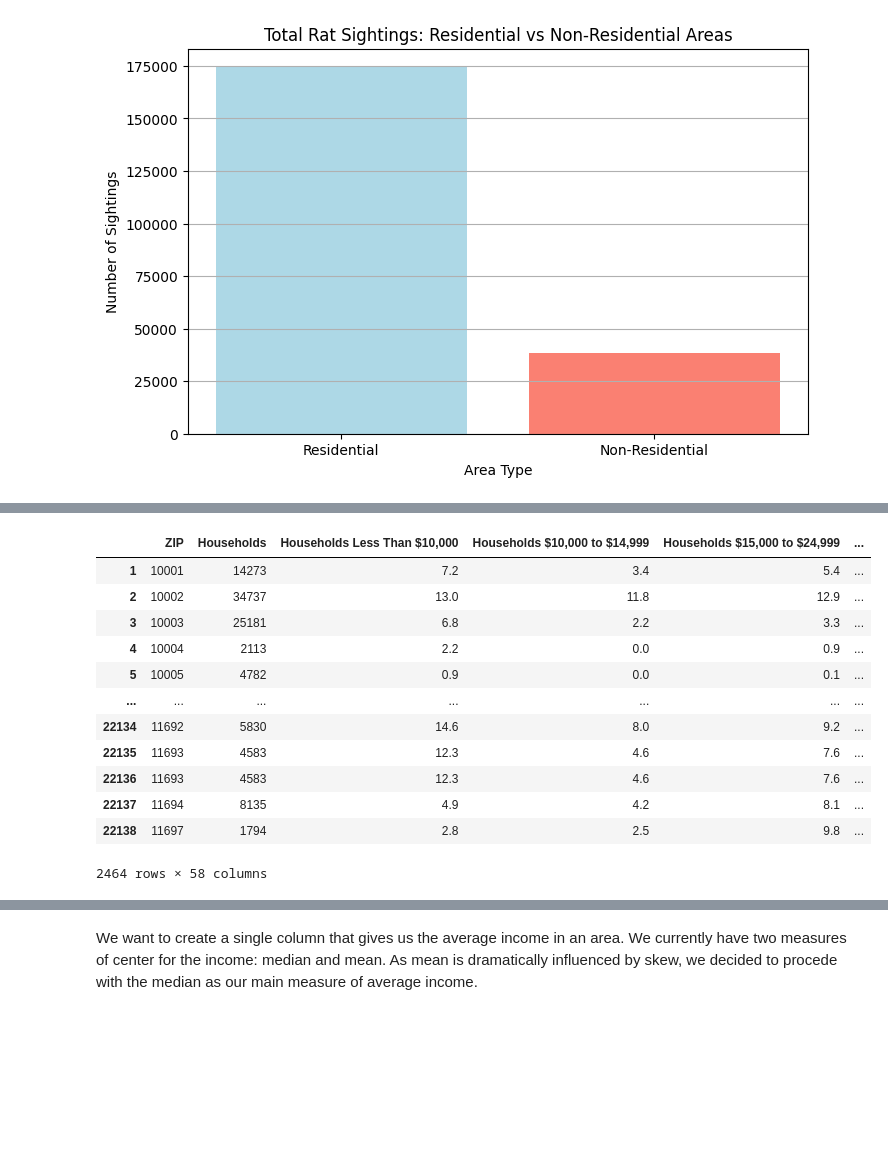
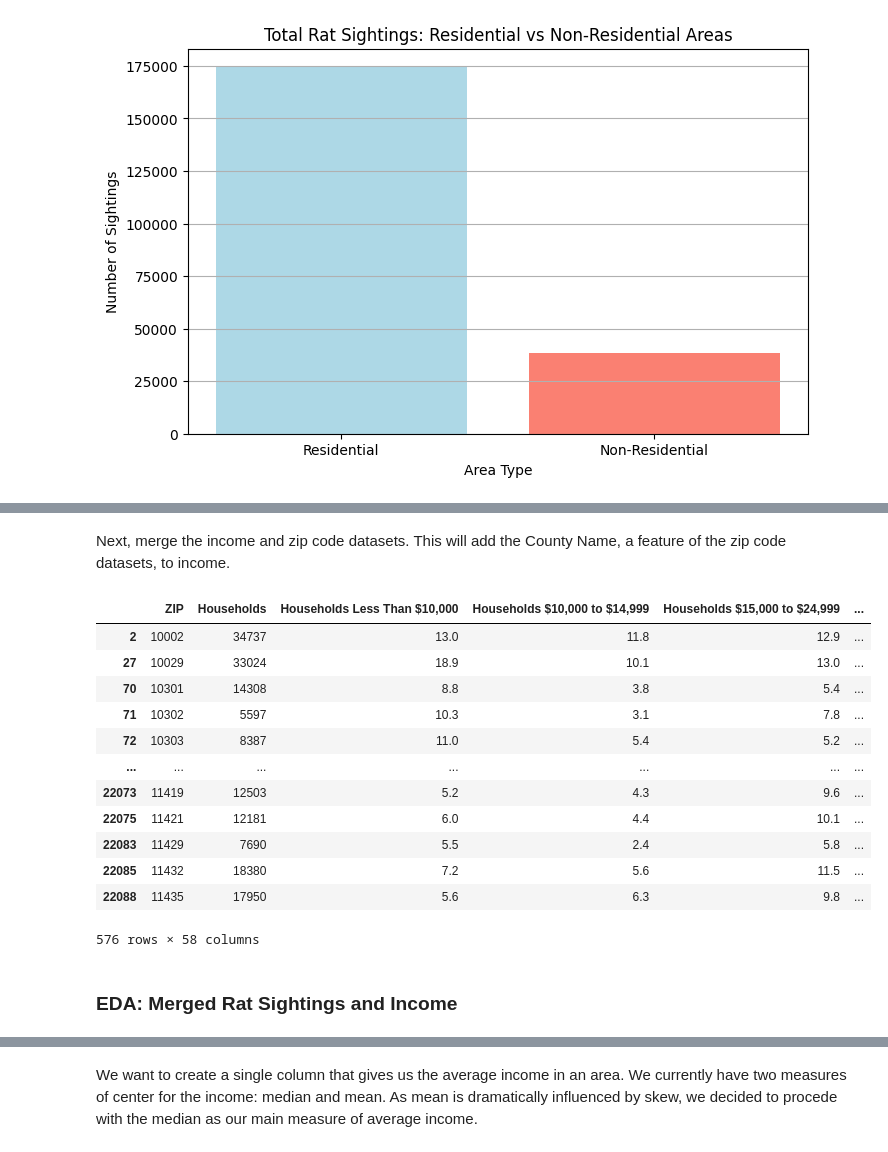
Before and after one commit to trishaa4144/cmsc320-final, a Jupyter notebook: CMSC320_Final.ipynb, the cells around one changed output, grey strips where cells are left out. Saved outputs shown, nothing was run; the diff lists cells and outputs as text; code cells hidden in the pictures; blank space fills up the shorter version.

```diff
--- a/CMSC320_Final.ipynb
+++ b/CMSC320_Final.ipynb
@@ -582,35 +520,45 @@ zipcode_borough
+# %% [markdown]
+Next, merge the income and zip code datasets. This will add the County Name, a feature of the zip code datasets, to income.
 # %%
-#Merging income_df and zipcode_borough
+# Merge income_df and zipcode_borough
 merged_df = income_df.merge(zipcode_borough, left_on="ZIP", right_on="ZIP Code")
 
-#Filtering to only the 5 boroughs of NYC
+# Filter to only include the 5 boroughs of NYC
 merged_df = merged_df[(merged_df["County Name"] == "Bronx") | (merged_df["County Name"] == "Queens") | (merged_df["County Name"] == "New York") | (merged_df["County Name"] == "Kings") | (merged_df["County Name"] == "Richmond")]
 
-#Dropping ZIP Code cause we don't need it (redundant column)
+# Drop ZIP Code since it is a redundant column
 merged_df.drop("ZIP Code", axis=1, inplace=True)
 
-#Fixing year to make it an int
+# Convert year to int data type
 merged_df["Year"] = merged_df["Year"].astype(int)
 
-#Fixing households to make them ints
+# Fixing households to make them ints
 merged_df["Households"] = merged_df["Households"].astype(int)
 
-#No more NA values!!!
-merged_df.dropna()
+# Imputation on the Married-Couple Families Mean Income (Dollars) feature for Staten Island/Richmond
+merged_df.loc[merged_df['County Name'] == 'Richmond', 'Married-Couple Families Mean Income (Dollars)'] = \
+    merged_df.loc[merged_df['County Name'] == 'Richmond', 'Married-Couple Families Median Income (Dollars)'] * \
+    (merged_df.loc[merged_df['County Name'] == 'Richmond', 'Households Mean Income (Dollars)'] / \
+     merged_df.loc[merged_df['County Name'] == 'Richmond', 'Households Median Income (Dollars)'])
+
+# Drop remaining NA values from the merged dataset
+merged_df.dropna(inplace=True)
 merged_df
 # %% [output]
 |  | ZIP | Households | Households Less Than $10,000 | Households $10,000 to $14,999 | Households $15,000 to $24,999 | ... |
-| 1 | 10001 | 14273 | 7.2 | 3.4 | 5.4 | ... |
 | 2 | 10002 | 34737 | 13.0 | 11.8 | 12.9 | ... |
-| 3 | 10003 | 25181 | 6.8 | 2.2 | 3.3 | ... |
-| 4 | 10004 | 2113 | 2.2 | 0.0 | 0.9 | ... |
-| 5 | 10005 | 4782 | 0.9 | 0.0 | 0.1 | ... |
+| 27 | 10029 | 33024 | 18.9 | 10.1 | 13.0 | ... |
+| 70 | 10301 | 14308 | 8.8 | 3.8 | 5.4 | ... |
+| 71 | 10302 | 5597 | 10.3 | 3.1 | 7.8 | ... |
+| 72 | 10303 | 8387 | 11.0 | 5.4 | 5.2 | ... |
 | ... | ... | ... | ... | ... | ... | ... |
-| 22134 | 11692 | 5830 | 14.6 | 8.0 | 9.2 | ... |
-| 22135 | 11693 | 4583 | 12.3 | 4.6 | 7.6 | ... |
-| 22136 | 11693 | 4583 | 12.3 | 4.6 | 7.6 | ... |
-| 22137 | 11694 | 8135 | 4.9 | 4.2 | 8.1 | ... |
-| 22138 | 11697 | 1794 | 2.8 | 2.5 | 9.8 | ... |
+| 22073 | 11419 | 12503 | 5.2 | 4.3 | 9.6 | ... |
+| 22075 | 11421 | 12181 | 6.0 | 4.4 | 10.1 | ... |
+| 22083 | 11429 | 7690 | 5.5 | 2.4 | 5.8 | ... |
+| 22085 | 11432 | 18380 | 7.2 | 5.6 | 11.5 | ... |
+| 22088 | 11435 | 17950 | 5.6 | 6.3 | 9.8 | ... |
-2464 rows × 58 columns
+576 rows × 58 columns
+# %% [markdown]
+### EDA: Merged Rat Sightings and Income
 # %%
 #Merging income with the rat sightings data
```
Also changed, not shown: parts of 41 cells of this notebook.
